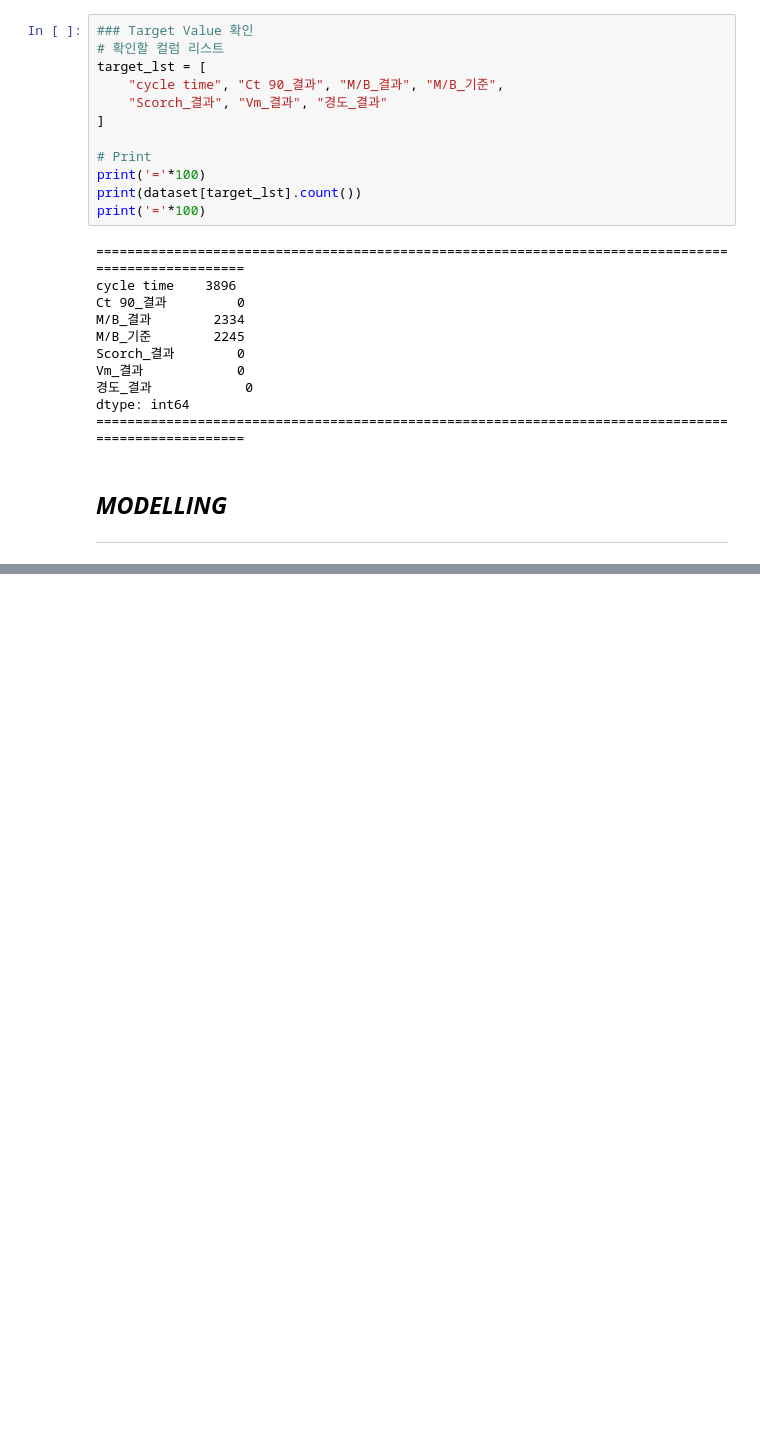
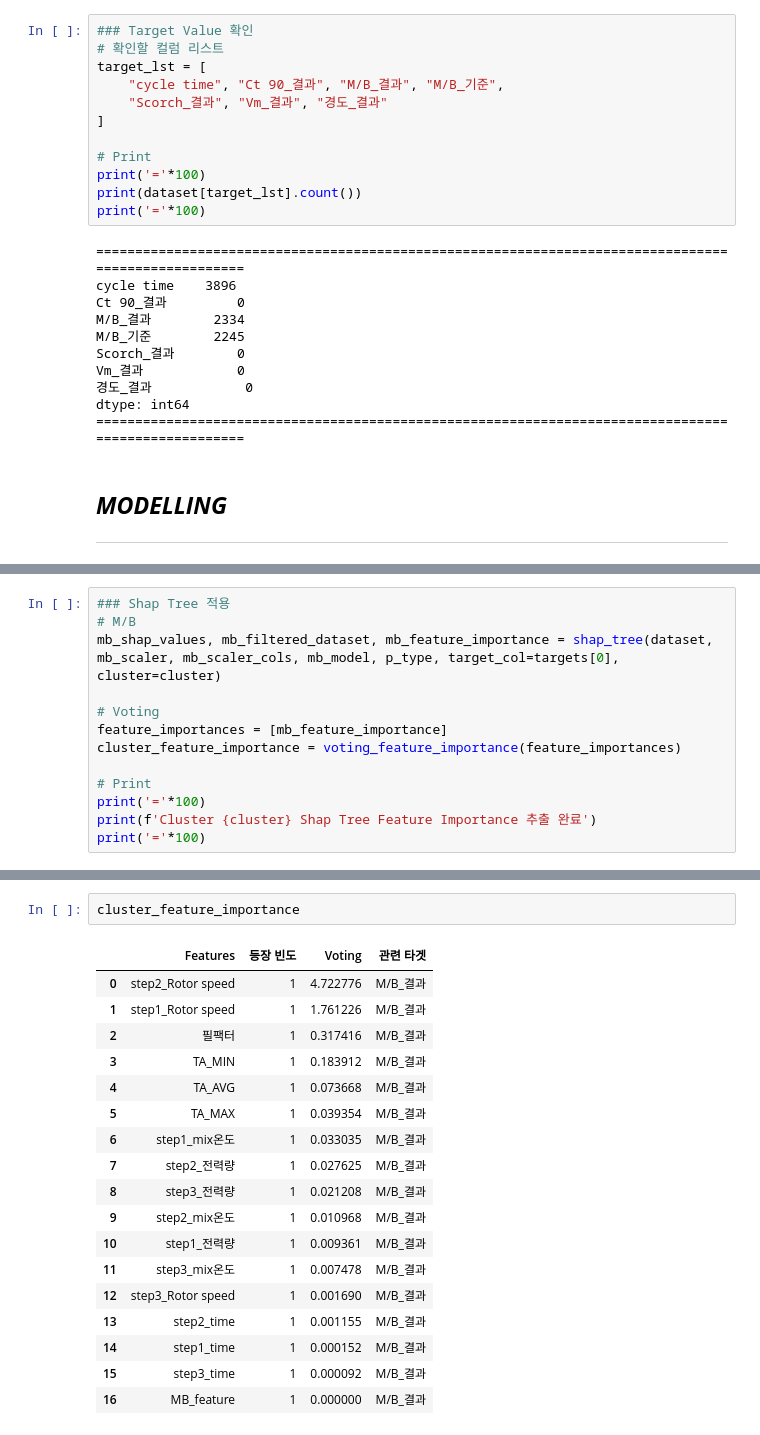
Before and after one commit to hwijongim/P2502_HSC, a Jupyter notebook: notebooks/06_clsuter_CMB_2.ipynb, the cells around one changed output, grey strips where cells are left out. Drawn from its saved outputs; the diff is of its cells as text; blank space fills up the shorter version.

```diff
--- a/notebooks/06_clsuter_CMB_2.ipynb
+++ b/notebooks/06_clsuter_CMB_2.ipynb
@@ -308,0 +235,13 @@ Test SMAPE : 1.80
+# %%
+### Shap Tree 적용
+# M/B
+mb_shap_values, mb_filtered_dataset, mb_feature_importance = shap_tree(dataset, mb_scaler, mb_scaler_cols, mb_model, p_type, target_col=targets[0], cluster=cluster)
+
+# Voting
+feature_importances = [mb_feature_importance]
+cluster_feature_importance = voting_feature_importance(feature_importances)
+
+# Print
+print('='*100)
+print(f'Cluster {cluster} Shap Tree Feature Importance 추출 완료')
+print('='*100)
@@ -308,0 +258,21 @@ Test SMAPE : 1.80
+# %%
+cluster_feature_importance
+# %% [output]
+|  | Features | 등장 빈도 | Voting | 관련 타겟 |
+| 0 | step2_Rotor speed | 1 | 4.722776 | M/B_결과 |
+| 1 | step1_Rotor speed | 1 | 1.761226 | M/B_결과 |
+| 2 | 필팩터 | 1 | 0.317416 | M/B_결과 |
+| 3 | TA_MIN | 1 | 0.183912 | M/B_결과 |
+| 4 | TA_AVG | 1 | 0.073668 | M/B_결과 |
+| 5 | TA_MAX | 1 | 0.039354 | M/B_결과 |
+| 6 | step1_mix온도 | 1 | 0.033035 | M/B_결과 |
+| 7 | step2_전력량 | 1 | 0.027625 | M/B_결과 |
+| 8 | step3_전력량 | 1 | 0.021208 | M/B_결과 |
+| 9 | step2_mix온도 | 1 | 0.010968 | M/B_결과 |
+| 10 | step1_전력량 | 1 | 0.009361 | M/B_결과 |
+| 11 | step3_mix온도 | 1 | 0.007478 | M/B_결과 |
+| 12 | step3_Rotor speed | 1 | 0.001690 | M/B_결과 |
+| 13 | step2_time | 1 | 0.001155 | M/B_결과 |
+| 14 | step1_time | 1 | 0.000152 | M/B_결과 |
+| 15 | step3_time | 1 | 0.000092 | M/B_결과 |
+| 16 | MB_feature | 1 | 0.000000 | M/B_결과 |
```
Also changed, not shown: parts of 8 cells of this notebook, 6 other files.
